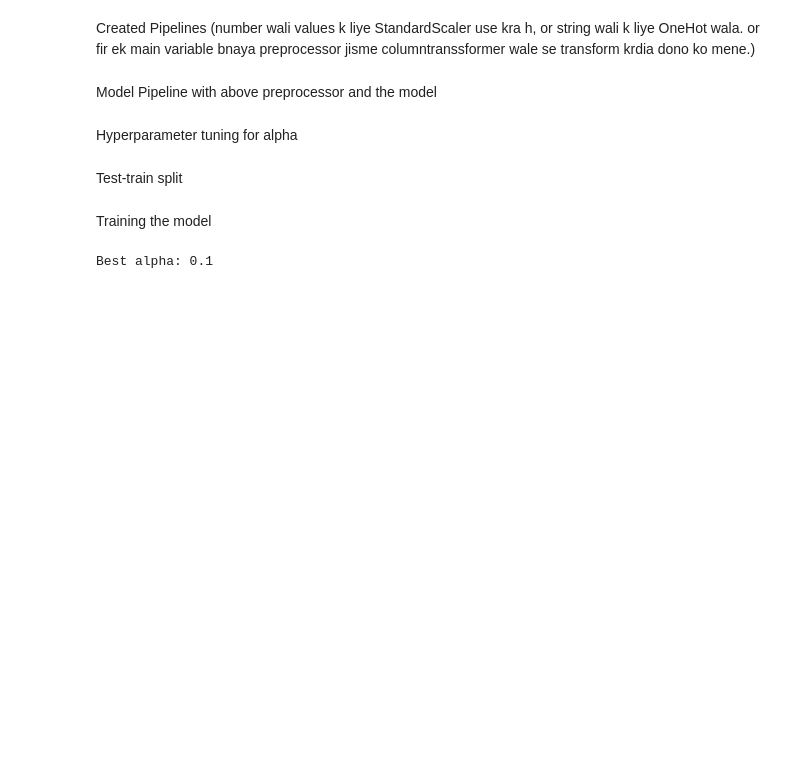
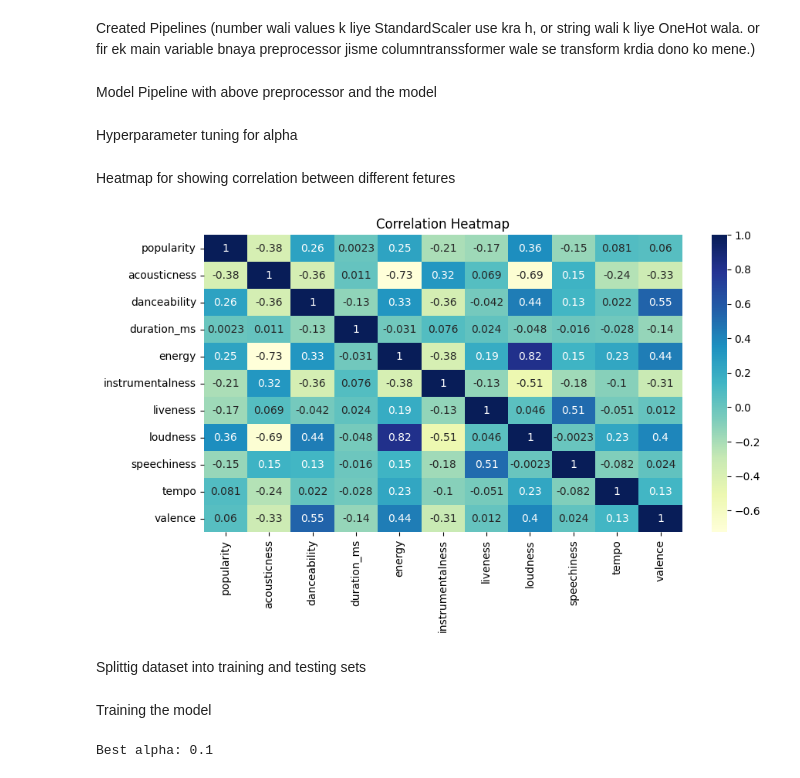
Before and after one commit to varuchi09/Music-popularity-prediction, a Jupyter notebook: proto_mynk.ipynb, the cells around one changed output. Drawn from its saved outputs; the diff is of its cells as text; code cells hidden in the pictures; blank space fills up the shorter version.

```diff
--- a/proto_mynk.ipynb
+++ b/proto_mynk.ipynb
@@ -185,8 +181,17 @@ param_grid = {
 }
 
 grid_search = GridSearchCV(ridge_pipeline, param_grid, cv=5, scoring='neg_mean_squared_error', n_jobs=-1)
+# %% [markdown]
+Heatmap for showing correlation between different fetures
+# %%
+plt.figure(figsize=(10,5))
+sns.heatmap(df.select_dtypes(include=np.number).corr(), annot=True, cmap = 'YlGnBu')
+plt.title('Correlation Heatmap') # Visualizing correlations between numerical features
+plt.show()
+# %% [output]
+[figure, new version]
 # %% [markdown]
-Test-train split
+Splittig dataset into training and testing sets
 # %%
 X_train, X_test, y_train, y_test = train_test_split(X, y, test_size=0.2, random_state=42)
 # %% [markdown]
```
Also changed, not shown: parts of 19 cells of this notebook.
